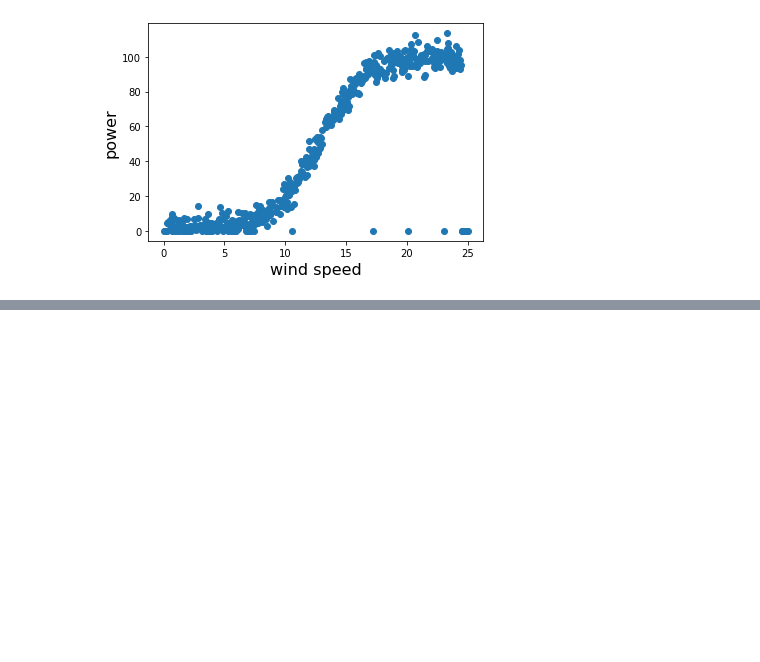
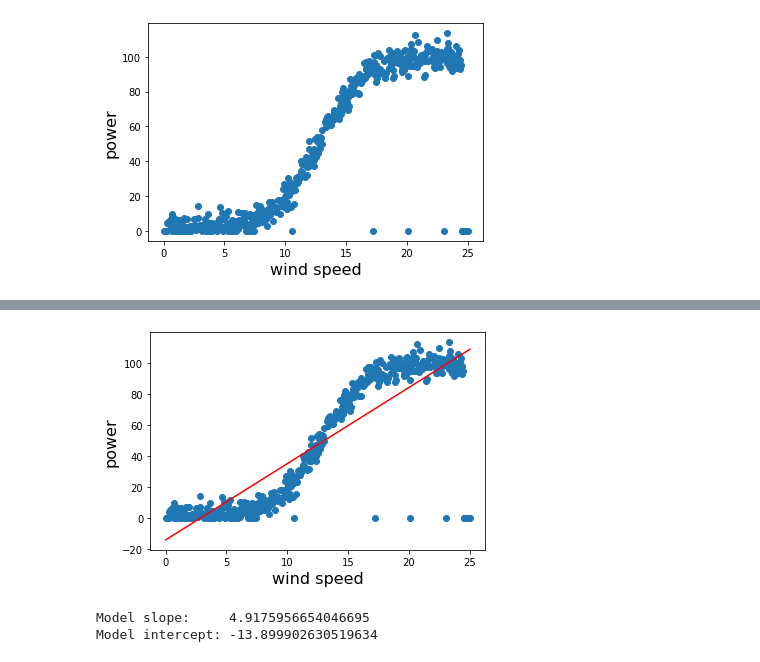
Before and after one commit to radekv23/power-production, a Jupyter notebook: power-production.ipynb, the cells around one changed output, grey strips where cells are left out. Saved outputs shown, nothing was run; the diff lists cells and outputs as text; code cells hidden in the pictures; blank space fills up the shorter version.

Commit message:
regression

```diff
--- a/power-production.ipynb
+++ b/power-production.ipynb
@@ -119,0 +159,23 @@ plt.show()
+# %%
+x = df['speed']
+y = df['power']
+
+model = LinearRegression(fit_intercept=True)
+
+model.fit(x[:, np.newaxis], y)
+
+xfit = np.linspace(0, 25, 100)
+yfit = model.predict(xfit[:, np.newaxis])
+
+plt.xlabel('wind speed',fontsize = 16)
+plt.ylabel('power',fontsize = 16)
+plt.scatter(x, y)
+plt.plot(xfit, yfit, color="red");
+# %% [output]
+[figure, added]
+# %%
+print("Model slope:    ", model.coef_[0])
+print("Model intercept:", model.intercept_)
+# %% [output]
+Model slope:     4.9175956654046695
+Model intercept: -13.899902630519634
```
Also changed, not shown: parts of 6 cells of this notebook, 1 other file.
